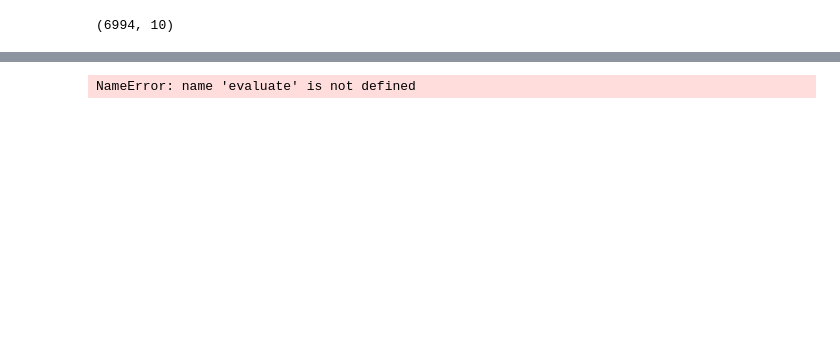
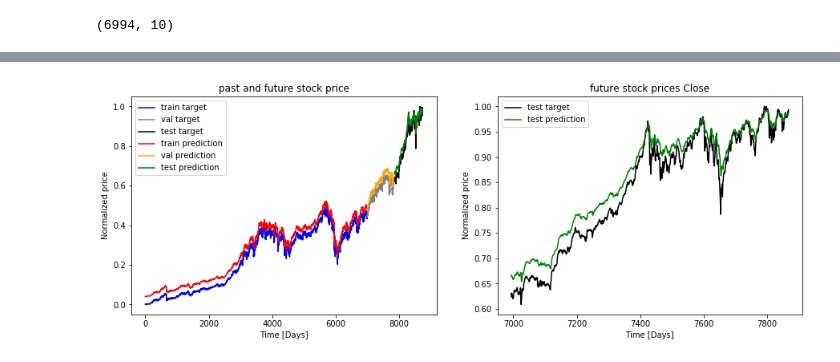
Before and after one commit to nessessence/stockPricePrediction, a Jupyter notebook: stock_can_change_our_world-sma.ipynb, the cells around one changed output, grey strips where cells are left out. Cells and saved outputs as stored; diff of their text form; code cells hidden in the pictures; blank space fills up the shorter version.

Commit message:
graph_compare function and optimize the model

```diff
--- a/stock_can_change_our_world-sma.ipynb
+++ b/stock_can_change_our_world-sma.ipynb
@@ -220,16 +218,18 @@ plt.show()
 from tensorflow.keras import backend as K
 K.clear_session()
 # %%
-from tensorflow.keras.layers import Bidirectional,TimeDistributed,BatchNormalization,Flatten
+from tensorflow.keras.layers import Bidirectional,TimeDistributed,BatchNormalization,Flatten,LeakyReLU
+
 n_steps = seq_len - 1
 
 def get_bi_gru():
 
     input1 = Input(shape=(19,10,))
-    x = Bidirectional(LSTM(200,activation='relu', return_sequences=True))(input1)
+    x = Bidirectional(LSTM(256, return_sequences=True))(input1)
+    x = TimeDistributed(LeakyReLU())(x)
     x = TimeDistributed(BatchNormalization())(x)
-    x = LSTM(200,activation='relu')(x)
-    #x = Dense(200,activation='relu')(x)
+    x = LSTM(128)(x)
+    x =(LeakyReLU())(x)
     x = (BatchNormalization())(x)
     out = Dense(10,activation='linear')(x)
 
@@ -280,7 +277,7 @@ callbacks_list_model = [
             mode='min',
             verbose=2
         ),
-    ReduceLROnPlateau(monitor='val_loss', factor=0.9, patience=3, min_lr=0.0001)
+    ReduceLROnPlateau(monitor='val_loss', factor=0.8, patience=5, min_lr=0.0001)
 ]
 
 #################
@@ -364,4 +363,4 @@ plt.legend(loc='best')
-# %%
-evaluate(x_test,y_test)
-# %% [output]
-NameError: name 'evaluate' is not defined
+# %%
+plot_compare('Close')
+# %% [output]
+[figure, added]
```
Also changed, not shown: parts of 6 cells of this notebook.
